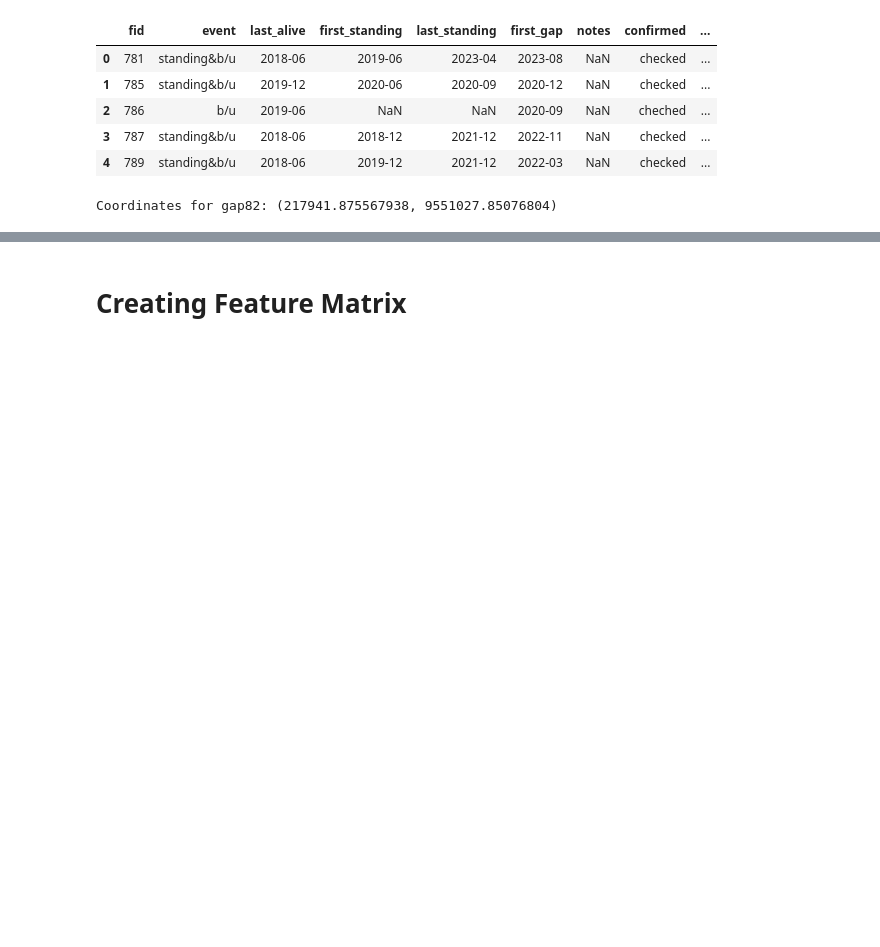
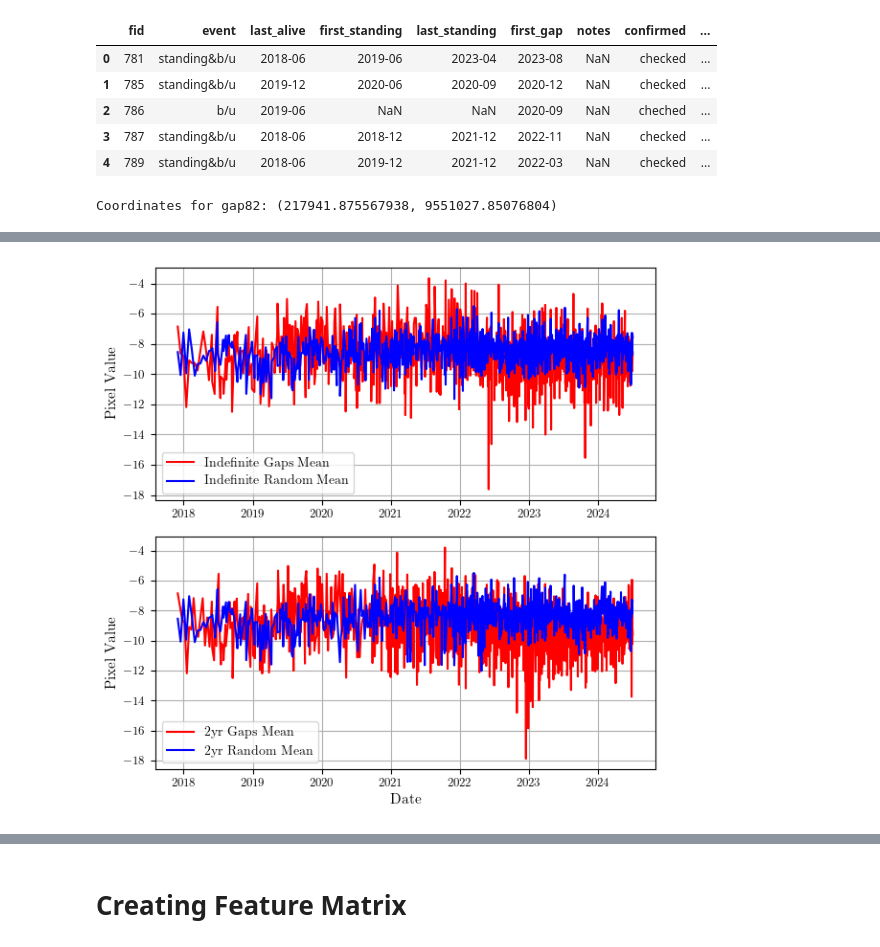
Before and after one commit to ol-webb/tree_gaps4, a Jupyter notebook: all_gaps_mk2/main1.ipynb, the cells around one changed output, grey strips where cells are left out. Drawn from its saved outputs; the diff is of its cells as text; code cells hidden in the pictures; blank space fills up the shorter version.

```diff
--- a/all_gaps_mk2/main1.ipynb
+++ b/all_gaps_mk2/main1.ipynb
@@ -444,0 +496,74 @@ for gap_folder in gap_folders:
+# %%
+## Shorten the indefinete / alltime random dataframe so we can compare
+
+def keep_first_two_years(df):
+    df_copy = df.copy()
+    for column in df_copy.columns:
+        # Find the first non-NaN entry in the column
+        first_valid_index = df_copy[column].first_valid_index()
+
+        if first_valid_index is not None:
+            # Calculate the date two years after the first non-NaN entry
+            cutoff_date = first_valid_index + pd.DateOffset(years=2)
+
+            # Set all entries after the cutoff date to NaN
+            df_copy.loc[df_copy.index > cutoff_date, column] = pd.NA
+
+    return df_copy
+
+# Applying the function to the dataframe
+df_series_alltime_random_reduced = keep_first_two_years(df_series_alltime_random)
+# %%
+import pandas as pd
+import matplotlib.pyplot as plt
+
+# Function to plot aggregate statistics for two dataframes on a single plot
+def plot_aggregates(df1, df2, title1, title2, df3, df4, title3, title4):
+    # Calculate the mean and standard deviation for the first dataframe set
+    mean_series1 = df1.mean(axis=1, skipna=True).dropna()
+    std_series1 = df1.std(axis=1, skipna=True).dropna()
+
+    mean_series2 = df2.mean(axis=1, skipna=True).dropna()
+    std_series2 = df2.std(axis=1, skipna=True).dropna()
+
+    # Calculate the mean and standard deviation for the second dataframe set
+    mean_series3 = df3.mean(axis=1, skipna=True).dropna()
+    std_series3 = df3.std(axis=1, skipna=True).dropna()
+
+    mean_series4 = df4.mean(axis=1, skipna=True).dropna()
+    std_series4 = df4.std(axis=1, skipna=True).dropna()
+
+    # Plot the results
+    fig, (ax1, ax2) = plt.subplots(2, 1, figsize=(6.1, 6))
+
+    # Plot for the first dataframe set
+    ax1.plot(mean_series1, label=f'{title1} Mean', color='#FF0000')
+    # ax1.fill_between(mean_series1.index, mean_series1 - std_series1, mean_series1 + std_series1, color='blue', alpha=0.2, label=f'{title1} Standard Deviation')
+
+    ax1.plot(mean_series2, label=f'{title2} Mean', color='#0000FF')
+    # ax1.fill_between(mean_series2.index, mean_series2 - std_series2, mean_series2 + std_series2, color='green', alpha=0.2, label=f'{title2} Standard Deviation')
+
+    ax1.legend()
+    ax1.grid(True)
+
+    # Plot for the second dataframe set
+    ax2.plot(mean_series3, label=f'{title3} Mean', color='#FF0000')
+    # ax2.fill_between(mean_series3.index, mean_series3 - std_series3, mean_series3 + std_series3, color='blue', alpha=0.2, label=f'{title3} Standard Deviation')
+
+    ax2.plot(mean_series4, label=f'{title4} Mean', color='#0000FF')
+    # ax2.fill_between(mean_series4.index, mean_series4 - std_series4, mean_series4 + std_series4, color='green', alpha=0.2, label=f'{title4} Standard Deviation')
+
+    ax1.set_ylabel('Pixel Value')
+    ax2.set_xlabel('Date')
+    ax2.set_ylabel('Pixel Value')
+    ax2.legend()
+    ax2.grid(True)
+
+    plt.tight_layout()
+    plt.show()
+
+# Example usage:
+plot_aggregates(df_series_alltime_gaps, df_series_alltime_random, 'Indefinite Gaps', 'Indefinite Random',
+                 df_series_2yr_gaps, df_series_alltime_random_reduced, '2yr Gaps', '2yr Random')
+# %% [output]
+[figure, added]
```
Also changed, not shown: parts of 21 cells of this notebook.
